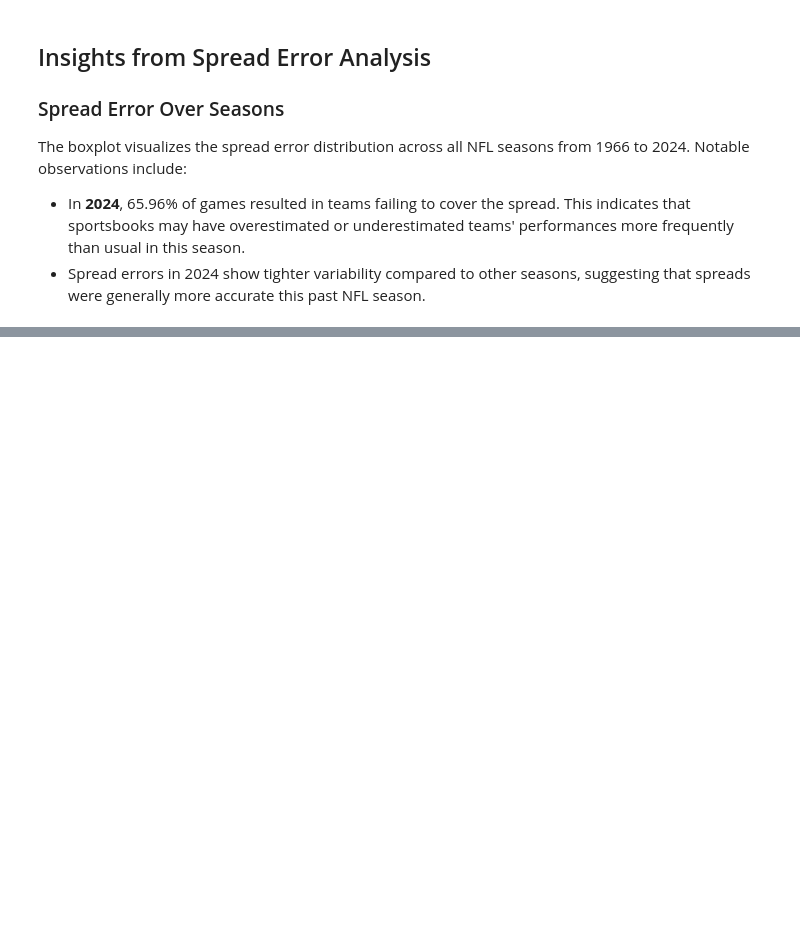
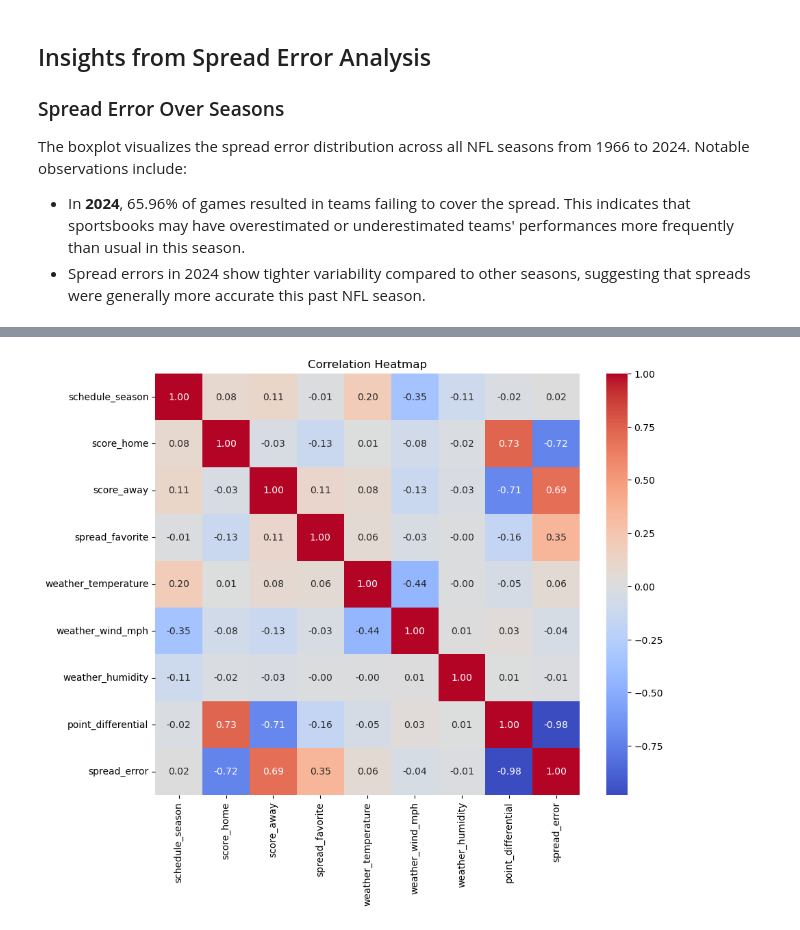
Before and after one commit to OrlandoBrandon/orlandobrandon.github.io, a Jupyter notebook: Project 1/sports_betting_data.ipynb, the cells around one changed output, grey strips where cells are left out. Cells and saved outputs as stored; diff of their text form; code cells hidden in the pictures; blank space fills up the shorter version.

```diff
--- a/Project 1/sports_betting_data.ipynb
+++ b/Project 1/sports_betting_data.ipynb
@@ -110,4 +115,5 @@ dtypes: bool(2), float64(6), int64(1), object(8)
 memory usage: 1.6+ MB
 # %%
 spread_data.isnull().sum()
-#Missing values
+spread_data.duplicated().sum()
+spread_data = spread_data.drop_duplicates()
@@ -198,0 +218,9 @@ The boxplot visualizes the spread error distribution across all NFL seasons from
+# %%
+# Filter numeric columns
+numeric_data = spread_data.select_dtypes(include=['number'])
+
+# Calculate correlations
+correlations = numeric_data.corr()
+
+# Display the correlation matrix
+print(correlations)
@@ -198,0 +245,7 @@ The boxplot visualizes the spread error distribution across all NFL seasons from
+# %%
+plt.figure(figsize=(10, 8))
+sns.heatmap(correlations, annot=True, cmap="coolwarm", fmt=".2f")
+plt.title("Correlation Heatmap")
+plt.show()
+# %% [output]
+[figure, added]
```
Also changed, not shown: parts of 35 cells of this notebook, 11 other files.
